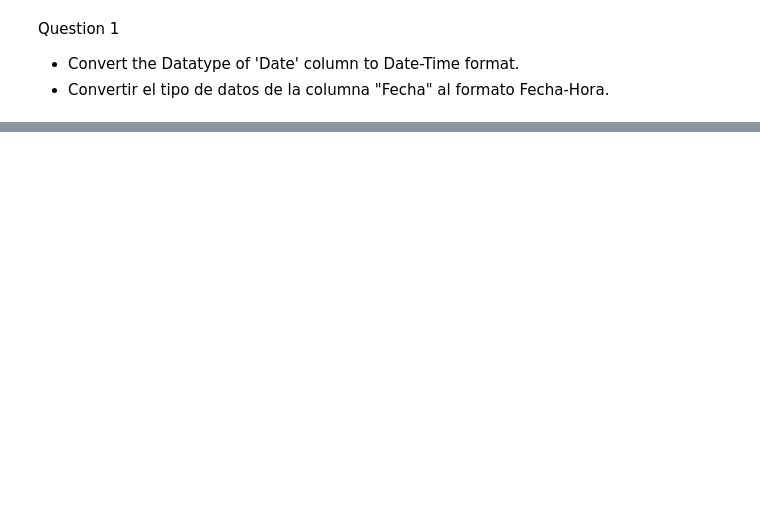
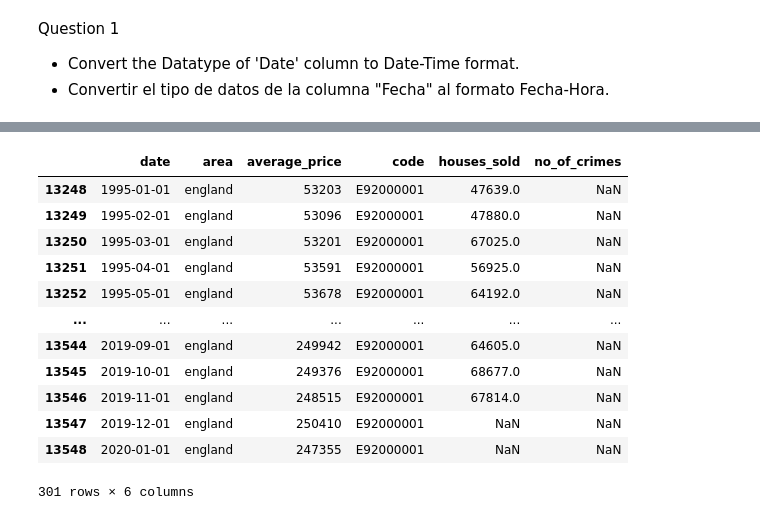
Before and after one commit to MkCst/Data-analysis, a Jupyter notebook: A5LondonData.ipynb, the cells around one changed output, grey strips where cells are left out. Drawn from its saved outputs; the diff is of its cells as text; code cells hidden in the pictures; blank space fills up the shorter version.

```diff
--- a/A5LondonData.ipynb
+++ b/A5LondonData.ipynb
@@ -80,0 +209,18 @@ Question 1
+# %%
+# Filtro datos solo England
+england = df[df['area']=='england']
+england
+# %% [output]
+|  | date | area | average_price | code | houses_sold | no_of_crimes |
+| 13248 | 1995-01-01 | england | 53203 | E92000001 | 47639.0 | NaN |
+| 13249 | 1995-02-01 | england | 53096 | E92000001 | 47880.0 | NaN |
+| 13250 | 1995-03-01 | england | 53201 | E92000001 | 67025.0 | NaN |
+| 13251 | 1995-04-01 | england | 53591 | E92000001 | 56925.0 | NaN |
+| 13252 | 1995-05-01 | england | 53678 | E92000001 | 64192.0 | NaN |
+| ... | ... | ... | ... | ... | ... | ... |
+| 13544 | 2019-09-01 | england | 249942 | E92000001 | 64605.0 | NaN |
+| 13545 | 2019-10-01 | england | 249376 | E92000001 | 68677.0 | NaN |
+| 13546 | 2019-11-01 | england | 248515 | E92000001 | 67814.0 | NaN |
+| 13547 | 2019-12-01 | england | 250410 | E92000001 | NaN | NaN |
+| 13548 | 2020-01-01 | england | 247355 | E92000001 | NaN | NaN |
+301 rows × 6 columns
```
Also changed, not shown: parts of 32 cells of this notebook.
